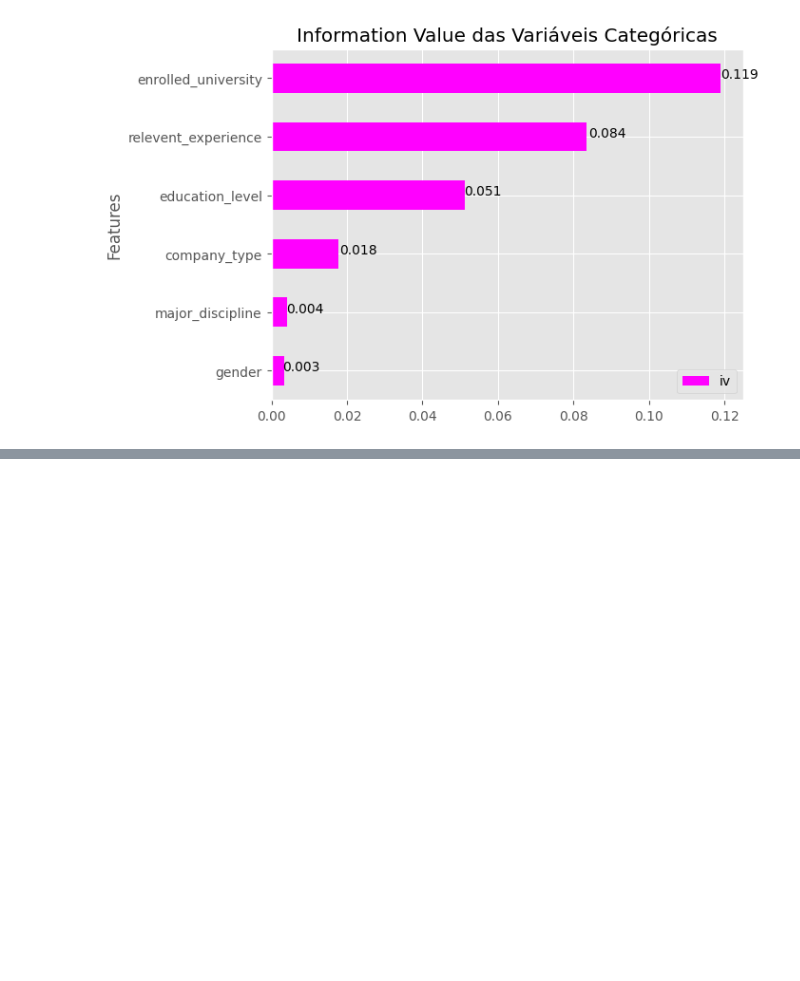
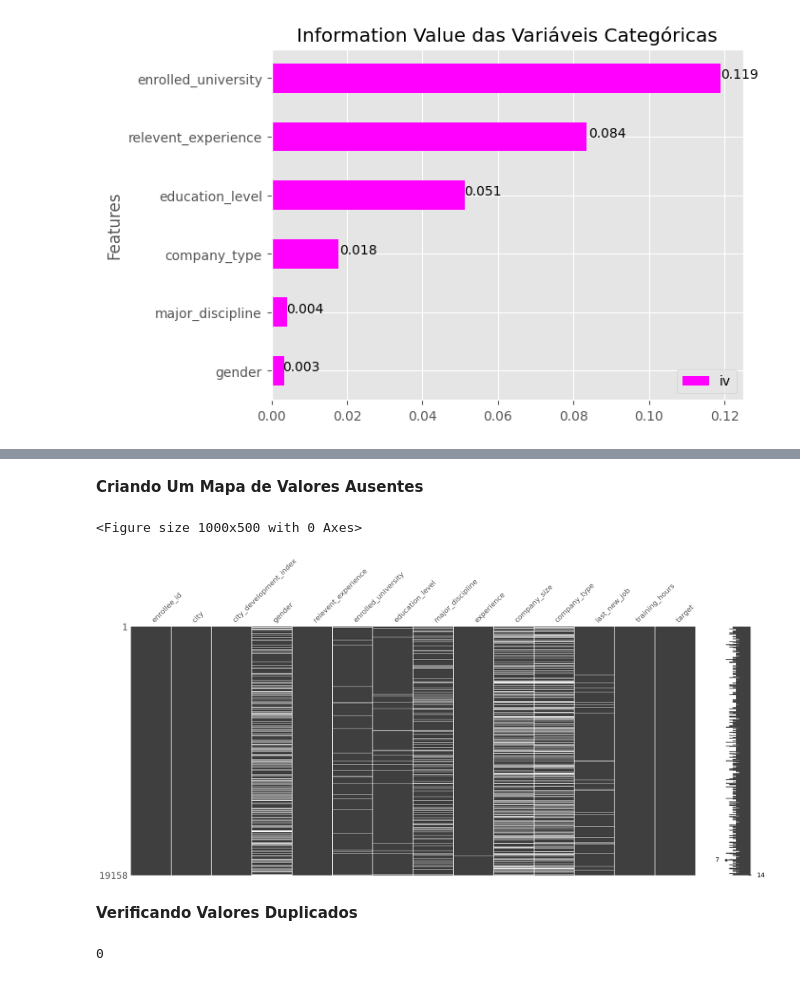
Before and after one commit to Blf100/Analise-de-Dados-RH, a Jupyter notebook: Análise_de_Dados_RH.ipynb, the cells around one changed output, grey strips where cells are left out. Saved outputs shown, nothing was run; the diff lists cells and outputs as text; code cells hidden in the pictures; blank space fills up the shorter version.

```diff
--- a/Análise_de_Dados_RH.ipynb
+++ b/Análise_de_Dados_RH.ipynb
@@ -372,0 +371,15 @@ plt.show()
+# %% [markdown]
+**Criando Um Mapa de Valores Ausentes**
+# %%
+plt.figure(figsize=(10,5))
+missingno.matrix(df)
+plt.show()
+# %% [output]
+<Figure size 1000x500 with 0 Axes>
+[figure, added]
+# %% [markdown]
+**Verificando Valores Duplicados**
+# %%
+df['enrollee_id'].duplicated().sum()
+# %% [output]
+0
```
Also changed, not shown: parts of 8 cells of this notebook.
